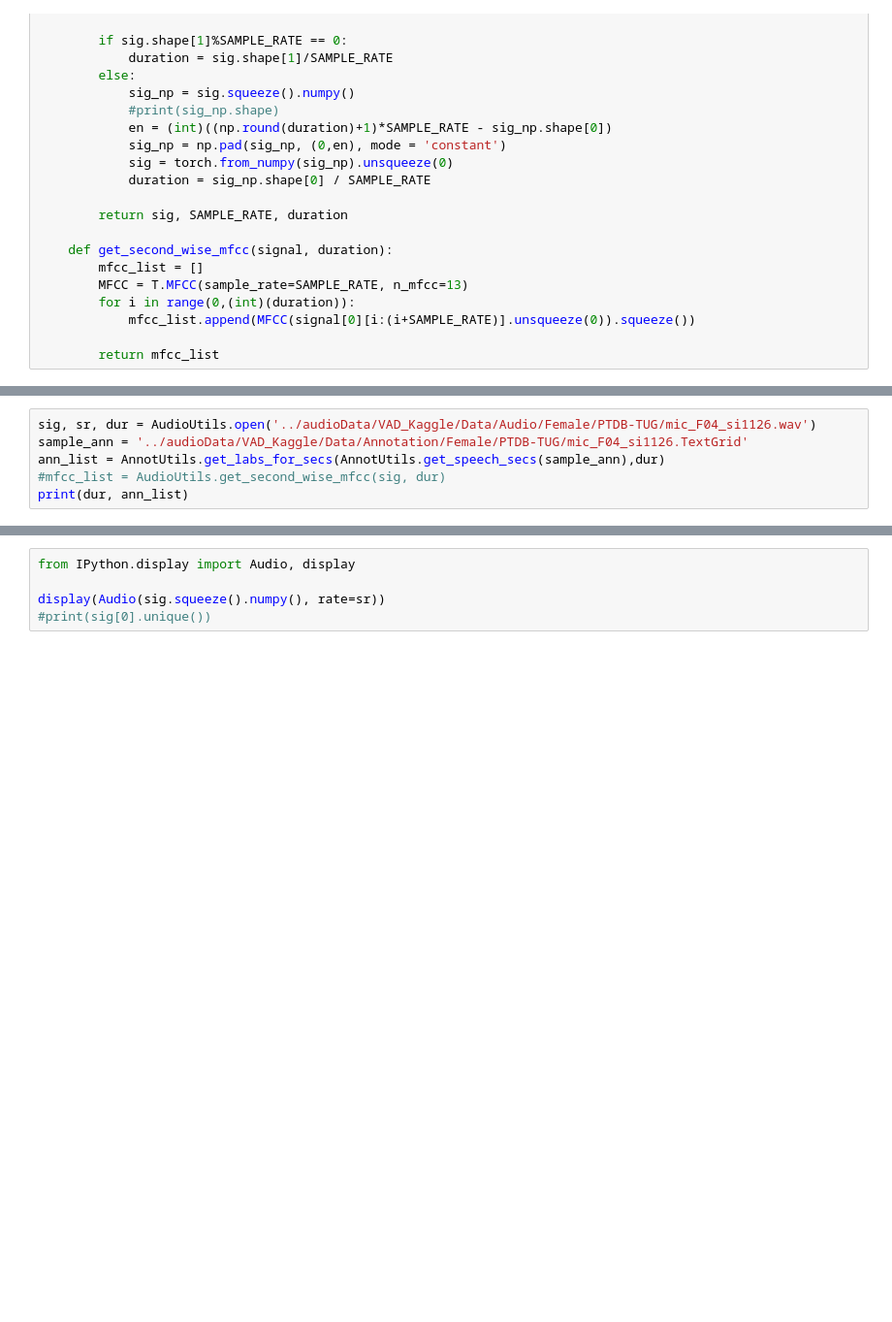
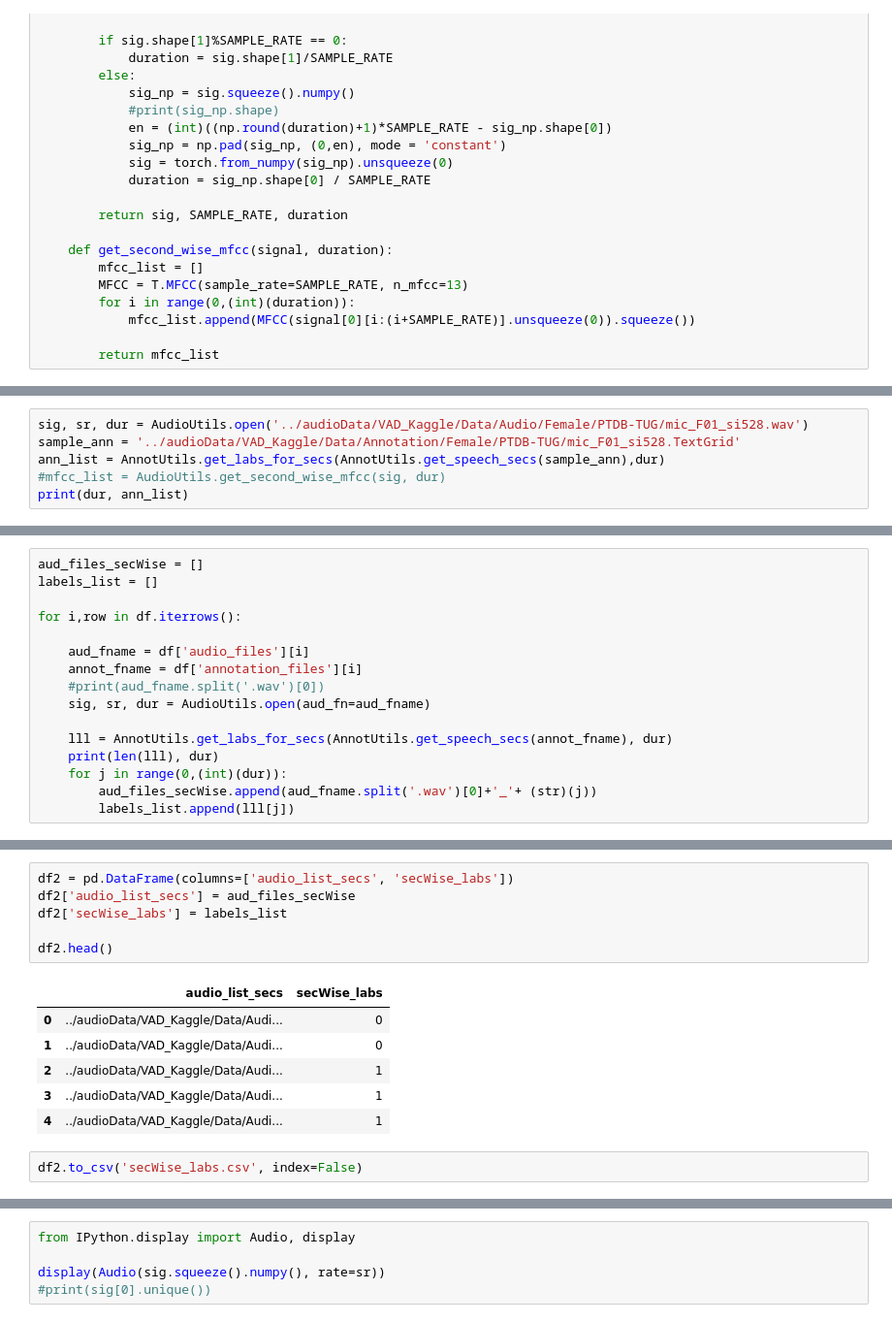
Before and after one commit to darshitttt/SpeakerDiarization, a Jupyter notebook: VADKaggle_DatasetPreps.ipynb, the cells around one changed output, grey strips where cells are left out. Shown: that part at 97% size. Drawn from its saved outputs; the diff is of its cells as text; blank space fills up the shorter version.

```diff
--- a/VADKaggle_DatasetPreps.ipynb
+++ b/VADKaggle_DatasetPreps.ipynb
@@ -74,8 +77,8 @@ class AnnotUtils():
 
         return labels
 # %%
-sig, sr, dur = AudioUtils.open('../audioData/VAD_Kaggle/Data/Audio/Female/PTDB-TUG/mic_F04_si1126.wav')
-sample_ann = '../audioData/VAD_Kaggle/Data/Annotation/Female/PTDB-TUG/mic_F04_si1126.TextGrid'
+sig, sr, dur = AudioUtils.open('../audioData/VAD_Kaggle/Data/Audio/Female/PTDB-TUG/mic_F01_si528.wav')
+sample_ann = '../audioData/VAD_Kaggle/Data/Annotation/Female/PTDB-TUG/mic_F01_si528.TextGrid'
 ann_list = AnnotUtils.get_labs_for_secs(AnnotUtils.get_speech_secs(sample_ann),dur)
 #mfcc_list = AudioUtils.get_second_wise_mfcc(sig, dur)
 print(dur, ann_list)
@@ -85,0 +90,16 @@ print(dur, ann_list)
+# %%
+aud_files_secWise = []
+labels_list = []
+
+for i,row in df.iterrows():
+
+    aud_fname = df['audio_files'][i]
+    annot_fname = df['annotation_files'][i]
+    #print(aud_fname.split('.wav')[0])
+    sig, sr, dur = AudioUtils.open(aud_fn=aud_fname)
+
+    lll = AnnotUtils.get_labs_for_secs(AnnotUtils.get_speech_secs(annot_fname), dur)
+    print(len(lll), dur)
+    for j in range(0,(int)(dur)):
+        aud_files_secWise.append(aud_fname.split('.wav')[0]+'_'+ (str)(j))
+        labels_list.append(lll[j])
@@ -85,0 +124,15 @@ print(dur, ann_list)
+# %%
+df2 = pd.DataFrame(columns=['audio_list_secs', 'secWise_labs'])
+df2['audio_list_secs'] = aud_files_secWise
+df2['secWise_labs'] = labels_list
+
+df2.head()
+# %% [output]
+|  | audio_list_secs | secWise_labs |
+| 0 | ../audioData/VAD_Kaggle/Data/Audi... | 0 |
+| 1 | ../audioData/VAD_Kaggle/Data/Audi... | 0 |
+| 2 | ../audioData/VAD_Kaggle/Data/Audi... | 1 |
+| 3 | ../audioData/VAD_Kaggle/Data/Audi... | 1 |
+| 4 | ../audioData/VAD_Kaggle/Data/Audi... | 1 |
+# %%
+df2.to_csv('secWise_labs.csv', index=False)
```
Also changed, not shown: parts of 7 cells of this notebook, 1 other file.
